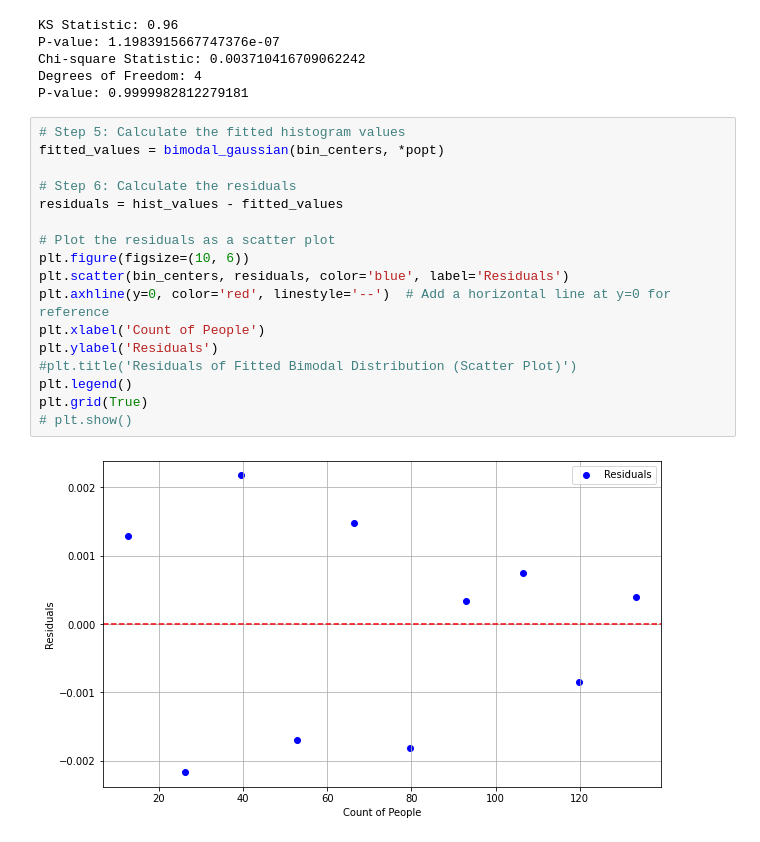
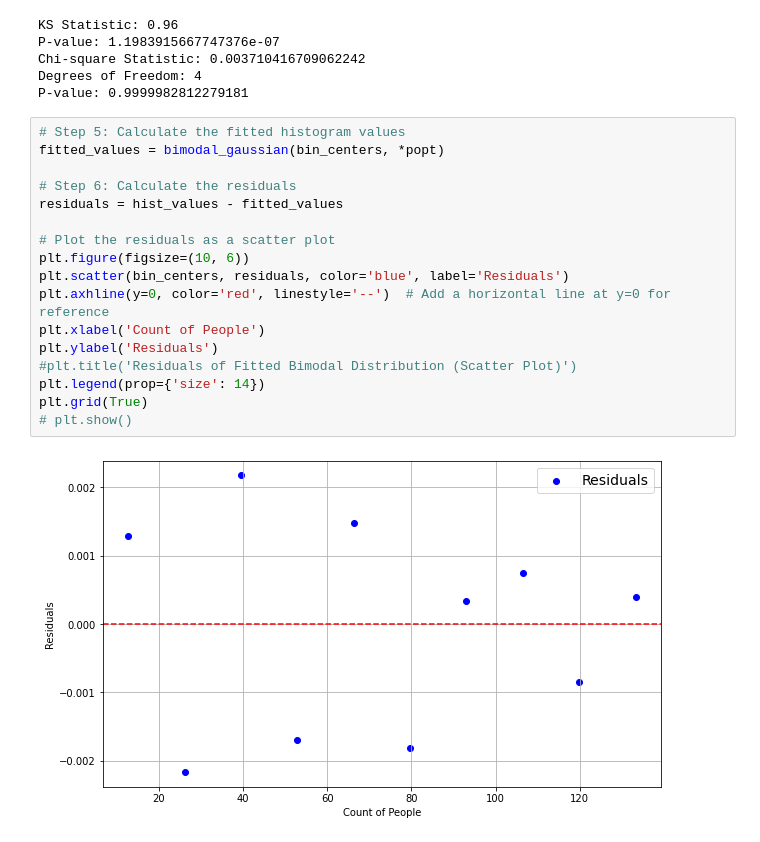
Before and after one commit to beavargas/Festivals-simulation-FYP, a Jupyter notebook: case_study_clean.ipynb, the cells around one changed output. Cells and saved outputs as stored; diff of their text form.

```diff
--- a/case_study_clean.ipynb
+++ b/case_study_clean.ipynb
@@ -123,19 +123,19 @@ P-value: 0.9999982812279181
 # %%
 # Step 5: Calculate the fitted histogram values
 fitted_values = bimodal_gaussian(bin_centers, *popt)
 
 # Step 6: Calculate the residuals
 residuals = hist_values - fitted_values
 
 # Plot the residuals as a scatter plot
 plt.figure(figsize=(10, 6))
 plt.scatter(bin_centers, residuals, color='blue', label='Residuals')
 plt.axhline(y=0, color='red', linestyle='--')  # Add a horizontal line at y=0 for reference
 plt.xlabel('Count of People')
 plt.ylabel('Residuals')
 #plt.title('Residuals of Fitted Bimodal Distribution (Scatter Plot)')
-plt.legend()
+plt.legend(prop={'size': 14})
 plt.grid(True)
 # plt.show()
 # %% [output]
-[figure, old version]
+[figure, new version]
```
Also changed, not shown: parts of 1 cell of this notebook, 2 other files.
